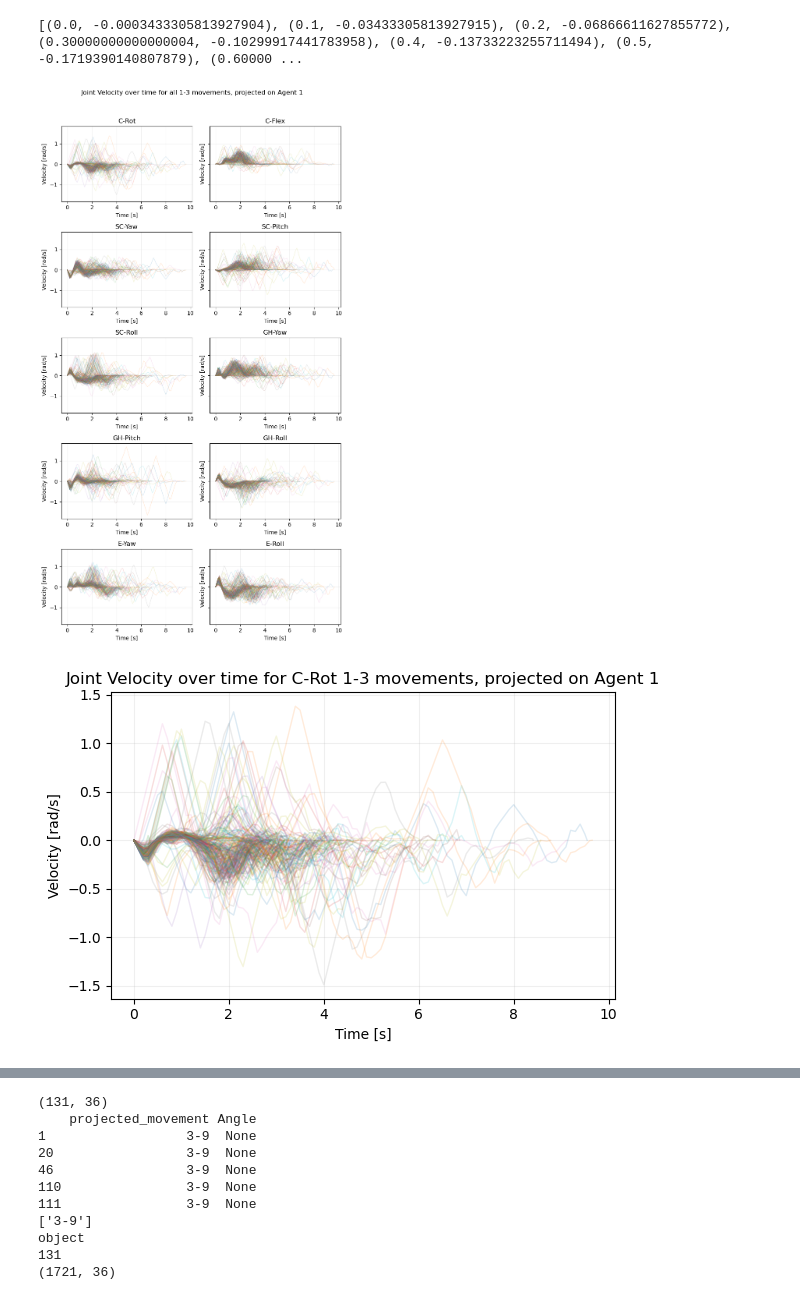
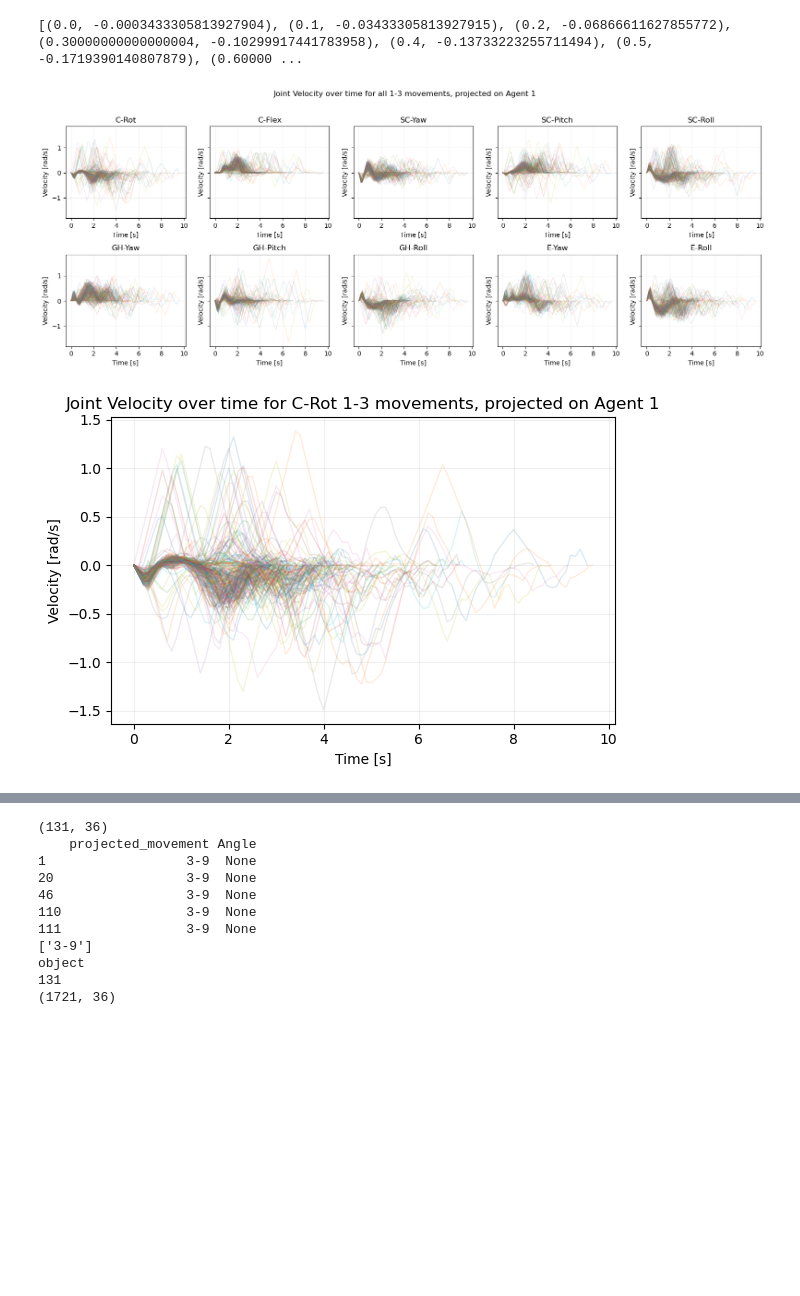
Before and after one commit to bj1110/Masterarbeit, a Jupyter notebook: eval/benchmark_eval.ipynb, the cells around one changed output, grey strips where cells are left out. Saved outputs shown, nothing was run; the diff lists cells and outputs as text; code cells hidden in the pictures; blank space fills up the shorter version.

Commit message:
plot adjustment

```diff
--- a/eval/benchmark_eval.ipynb
+++ b/eval/benchmark_eval.ipynb
@@ -916,46 +916,45 @@ def plot_joint_velocity(ax, joint, movements_to_plot):
     ax.grid(True, alpha=0.2)
 
 fig, axes = plt.subplots(
-    nrows=5,
-    ncols=2,
-    figsize=(8, 14),
+    nrows=2,
+    ncols=5,
+    figsize=(16,6),
     sharex=False,
     sharey=True
 )
 
 axes = axes.flatten()
 
 for ax, joint in zip(axes, joint_order):
     plot_joint_velocity(ax, joint, ["1-3"])
 
 # hide unused axes if fewer than 10 joints
 for ax in axes[len(joint_order):]:
     ax.set_visible(False)
 
 fig.suptitle(
     "Joint Velocity over time for all 1-3 movements, projected on Agent 1",
     y=1.02
 )
 
 plt.tight_layout()
 plt.show()
 
 
 for joint in joint_order:
 
     fig, ax = plt.subplots(figsize=(6, 4))
 
     plot_joint_velocity(ax, joint, ["1-3"])
 
-    title = "Joint Velocity over time for " + joint_labels.get(joint, joint) + " 1-3 movements, projected on Agent 1"
-    plt.title(title)
+    plt.tight_layout()
 
-    plt.tight_layout()
+    plt.title("Joint Velocity over time for " + joint_labels.get(joint, joint) + " 1-3 movements, projected on Agent 1")
 
 
     plt.show()
 # %% [output]
-[figure, old version]
+[figure, new version]
 [figure]
 [figure]
 [figure]
```
Also changed, not shown: parts of 1 cell of this notebook.
